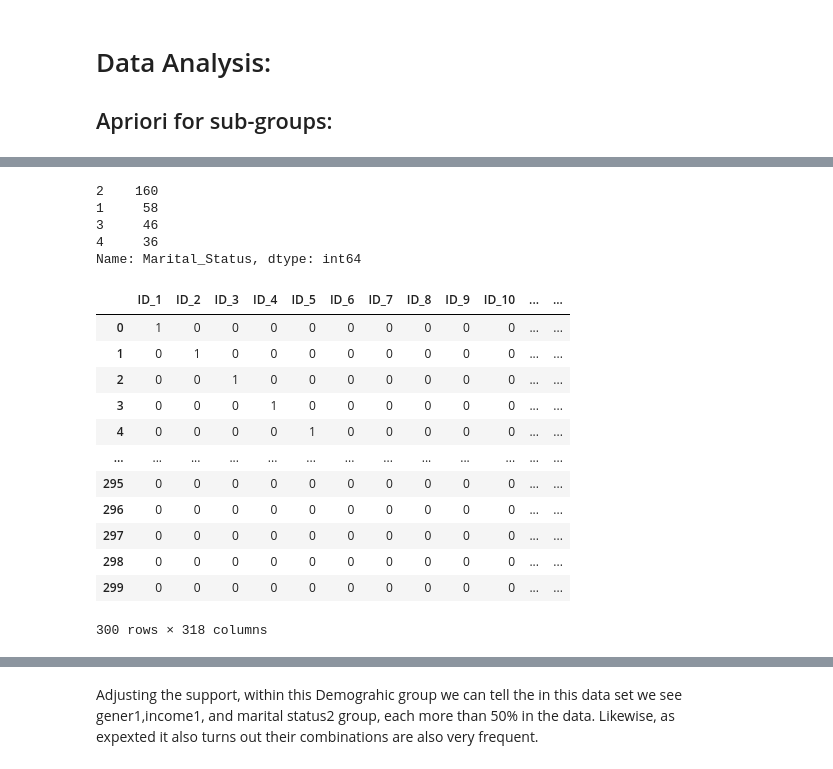
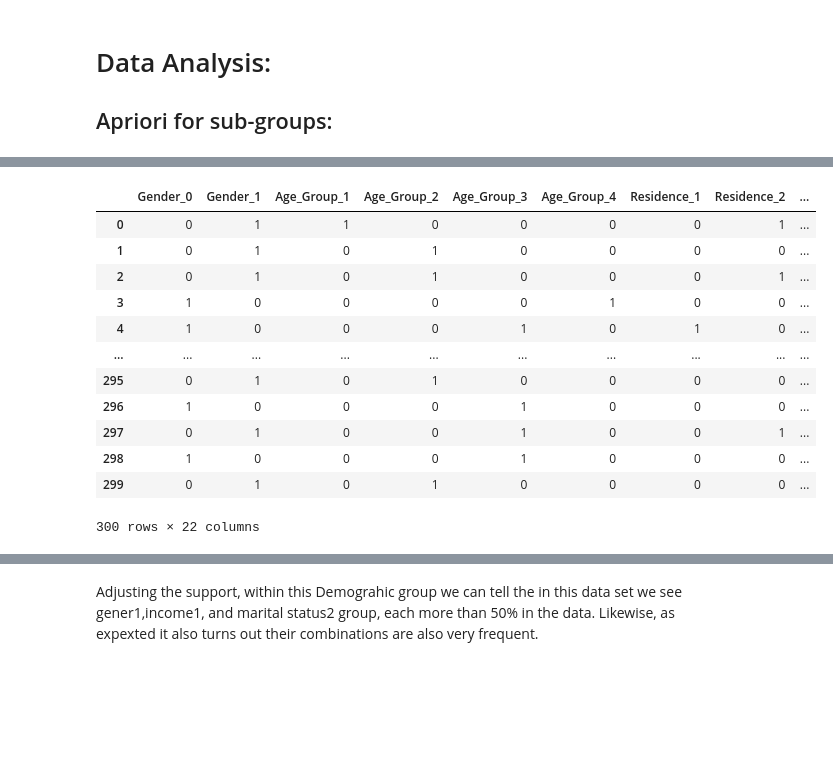
Before and after one commit to Harris-dev26/Data_mining, a Jupyter notebook: Project_file.ipynb, the cells around one changed output, grey strips where cells are left out. Cells and saved outputs as stored; diff of their text form; code cells hidden in the pictures; blank space fills up the shorter version.

```diff
--- a/Project_file.ipynb
+++ b/Project_file.ipynb
@@ -255,33 +245,24 @@ Index(['ID', 'Gender', 'Age_Group', 'Residence', 'Education_Level',
       dtype='object')
-# %%
-df.Marital_Status.value_counts()
-# %% [output]
-2    160
-1     58
-3     46
-4     36
-Name: Marital_Status, dtype: int64
 # %%
 df_demog=df[demograhic_cols]
 # df_demog
-# %%
-#OneHot coding:
-df_1hot=pd.get_dummies(df[demograhic_cols],columns=[name  for name in demograhic_cols if name!='gender' ])
-df_1hot
-# %% [output]
-|  | ID_1 | ID_2 | ID_3 | ID_4 | ID_5 | ID_6 | ID_7 | ID_8 | ID_9 | ID_10 | ... | ... |
-| 0 | 1 | 0 | 0 | 0 | 0 | 0 | 0 | 0 | 0 | 0 | ... | ... |
-| 1 | 0 | 1 | 0 | 0 | 0 | 0 | 0 | 0 | 0 | 0 | ... | ... |
-| 2 | 0 | 0 | 1 | 0 | 0 | 0 | 0 | 0 | 0 | 0 | ... | ... |
-| 3 | 0 | 0 | 0 | 1 | 0 | 0 | 0 | 0 | 0 | 0 | ... | ... |
-| 4 | 0 | 0 | 0 | 0 | 1 | 0 | 0 | 0 | 0 | 0 | ... | ... |
-| ... | ... | ... | ... | ... | ... | ... | ... | ... | ... | ... | ... | ... |
-| 295 | 0 | 0 | 0 | 0 | 0 | 0 | 0 | 0 | 0 | 0 | ... | ... |
-| 296 | 0 | 0 | 0 | 0 | 0 | 0 | 0 | 0 | 0 | 0 | ... | ... |
-| 297 | 0 | 0 | 0 | 0 | 0 | 0 | 0 | 0 | 0 | 0 | ... | ... |
-| 298 | 0 | 0 | 0 | 0 | 0 | 0 | 0 | 0 | 0 | 0 | ... | ... |
-| 299 | 0 | 0 | 0 | 0 | 0 | 0 | 0 | 0 | 0 | 0 | ... | ... |
-300 rows × 318 columns
+# %%
+df_demog_encoded=pd.get_dummies(df_demog,columns=df_demog.columns)
+df_demog_encoded
+# %% [output]
+|  | Gender_0 | Gender_1 | Age_Group_1 | Age_Group_2 | Age_Group_3 | Age_Group_4 | Residence_1 | Residence_2 | ... |
+| 0 | 0 | 1 | 1 | 0 | 0 | 0 | 0 | 1 | ... |
+| 1 | 0 | 1 | 0 | 1 | 0 | 0 | 0 | 0 | ... |
+| 2 | 0 | 1 | 0 | 1 | 0 | 0 | 0 | 1 | ... |
+| 3 | 1 | 0 | 0 | 0 | 0 | 1 | 0 | 0 | ... |
+| 4 | 1 | 0 | 0 | 0 | 1 | 0 | 1 | 0 | ... |
+| ... | ... | ... | ... | ... | ... | ... | ... | ... | ... |
+| 295 | 0 | 1 | 0 | 1 | 0 | 0 | 0 | 0 | ... |
+| 296 | 1 | 0 | 0 | 0 | 1 | 0 | 0 | 0 | ... |
+| 297 | 0 | 1 | 0 | 0 | 1 | 0 | 0 | 1 | ... |
+| 298 | 1 | 0 | 0 | 0 | 1 | 0 | 0 | 0 | ... |
+| 299 | 0 | 1 | 0 | 1 | 0 | 0 | 0 | 0 | ... |
+300 rows × 22 columns
 # %%
 from mlxtend.frequent_patterns import apriori
 from mlxtend.frequent_patterns import association_rules
```
Also changed, not shown: parts of 22 cells of this notebook.
